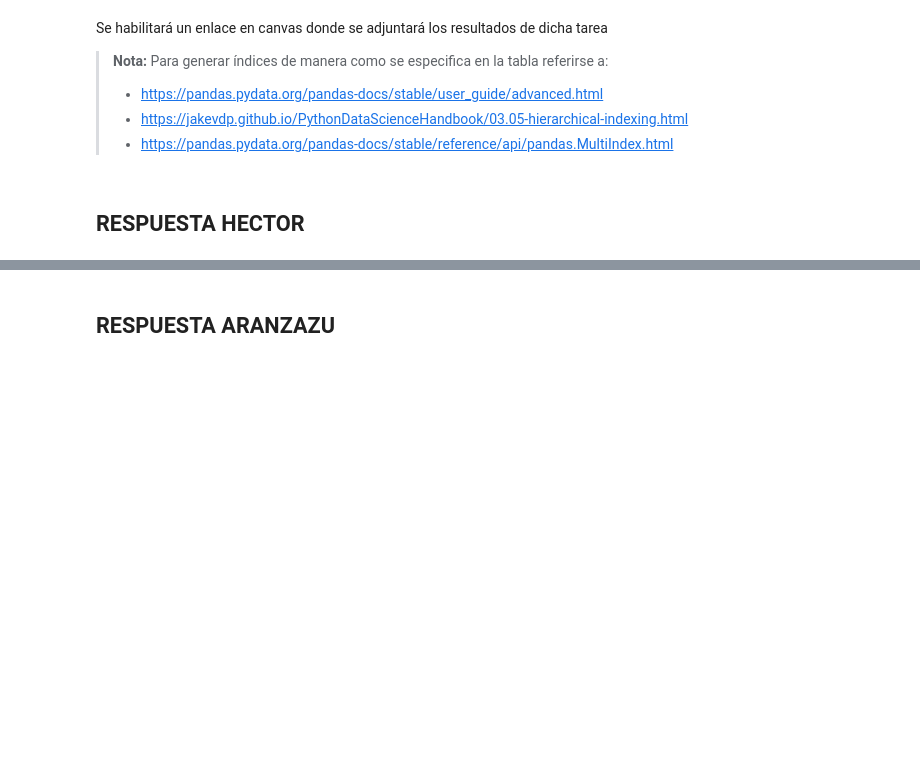
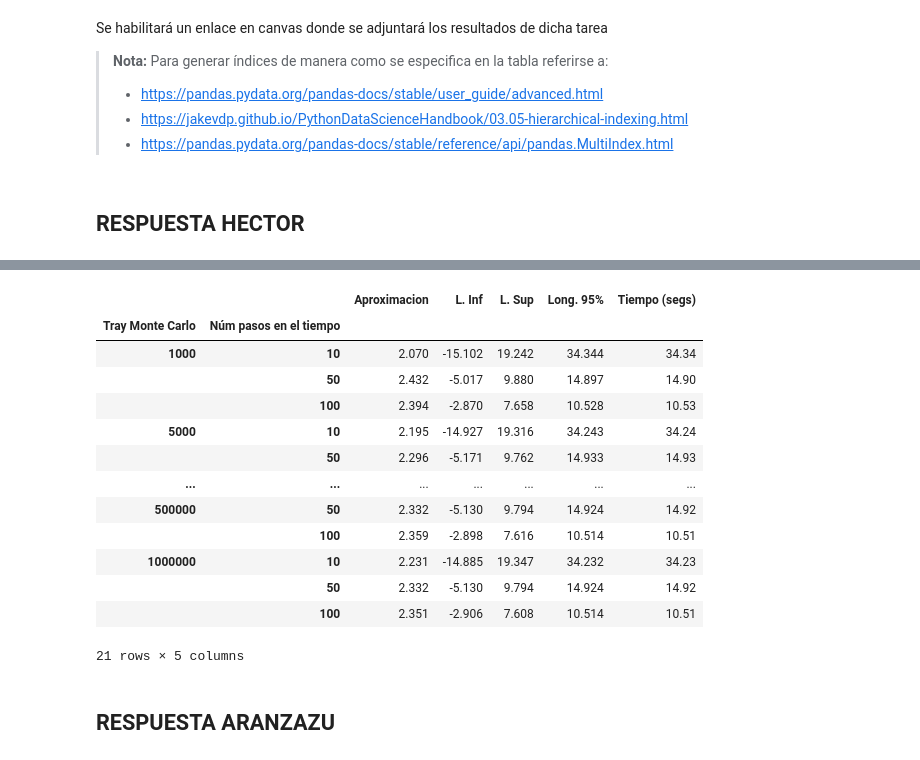
Before and after one commit to Aranzazu-R/Tarea9y10_HectorChavez_AranzazuRendon, a Jupyter notebook: Tarea10_simulación.ipynb, the cells around one changed output, grey strips where cells are left out. Saved outputs shown, nothing was run; the diff lists cells and outputs as text; code cells hidden in the pictures; blank space fills up the shorter version.

```diff
--- a/Tarea10_simulación.ipynb
+++ b/Tarea10_simulación.ipynb
@@ -35,2 +324,32 @@ Se habilitará un enlace en canvas donde se adjuntará los resultados de dicha t
+# %%
+indx = pd.MultiIndex(levels=[NbTraj,NbStep],codes = [[0,0,0,1,1,1,2,2,2,3,3,3,4,4,4,5,5,5,6,6,6],[0,1,2,0,1,2,0,1,2,0,1,2,0,1,2,0,1,2,0,1,2]])
+aprox_trap_put = np.array([M_trap_put[0][0][0],M_trap_put[0][1][0],M_trap_put[0][2][0],M_trap_put[1][0][0],M_trap_put[1][1][0],M_trap_put[1][2][0],M_trap_put[2][0][0],M_trap_put[2][1][0],M_trap_put[2][2][0],M_trap_put[3][0][0],M_trap_put[3][1][0],M_trap_put[3][2][0],M_trap_put[4][0][0],M_trap_put[4][1][0],M_trap_put[4][2][0],M_trap_put[5][0][0],M_trap_put[5][1][0],M_trap_put[5][2][0],M_trap_put[6][0][0],M_trap_put[6][1][0],M_trap_put[6][2][0]])
+Linf_trap_put= np.array([M_trap_put[0][0][1],M_trap_put[0][1][1],M_trap_put[0][2][1],M_trap_put[1][0][1],M_trap_put[1][1][1],M_trap_put[1][2][1],M_trap_put[2][0][1],M_trap_put[2][1][1],M_trap_put[2][2][1],M_trap_put[3][0][1],M_trap_put[3][1][1],M_trap_put[3][2][1],M_trap_put[4][0][1],M_trap_put[4][1][1],M_trap_put[4][2][1],M_trap_put[5][0][1],M_trap_put[5][1][1],M_trap_put[5][2][1],M_trap_put[6][0][1],M_trap_put[6][1][1],M_trap_put[6][2][1]])
+Lsup_trap_put = np.array([M_trap_put[0][0][2],M_trap_put[0][1][2],M_trap_put[0][2][2],M_trap_put[1][0][2],M_trap_put[1][1][2],M_trap_put[1][2][2],M_trap_put[2][0][2],M_trap_put[2][1][2],M_trap_put[2][2][2],M_trap_put[3][0][2],M_trap_put[3][1][2],M_trap_put[3][2][2],M_trap_put[4][0][2],M_trap_put[4][1][2],M_trap_put[4][2][2],M_trap_put[5][0][2],M_trap_put[5][1][2],M_trap_put[5][2][2],M_trap_put[6][0][2],M_trap_put[6][1][2],M_trap_put[6][2][2]])
+Ldiff_trap_put = np.array(Lsup_trap_put-Linf_trap_put)
+tiempos_trap_put = np.array([M_trap_put[0][0][3],M_trap_put[0][1][3],M_trap_put[0][2][3],M_trap_put[1][0][3],M_trap_put[1][1][3],M_trap_put[1][2][3],M_trap_put[2][0][3],M_trap_put[2][1][3],M_trap_put[2][2][3],M_trap_put[3][0][3],M_trap_put[3][1][3],M_trap_put[3][2][3],M_trap_put[4][0][3],M_trap_put[4][1][3],M_trap_put[4][2][3],M_trap_put[5][0][3],M_trap_put[5][1][3],M_trap_put[5][2][3],M_trap_put[6][0][3],M_trap_put[6][1][3],M_trap_put[6][2][3]])
+tabla_trap_put = pd.DataFrame(index=indx,columns=['Aproximacion','L. Inf','L. Sup','Long. 95%','Tiempo (segs)'])
+tabla_trap_put.index.names = (['Tray Monte Carlo','Núm pasos en el tiempo'])
+tabla_trap_put['Aproximacion'] = aprox_trap_put
+tabla_trap_put['L. Inf'] = Linf_trap_put
+tabla_trap_put['L. Sup'] = Lsup_trap_put
+tabla_trap_put['Long. 95%'] = Ldiff_trap_put
+tabla_trap_put['Tiempo (segs)'] = np.round(tiempos_trap_put,2)
+tabla_trap_put
+# %% [output]
+|  |  | Aproximacion | L. Inf | L. Sup | Long. 95% | Tiempo (segs) |
+| Tray Monte Carlo | Núm pasos en el tiempo |  |  |  |  |  |
+| 1000 | 10 | 2.070 | -15.102 | 19.242 | 34.344 | 34.34 |
+|  | 50 | 2.432 | -5.017 | 9.880 | 14.897 | 14.90 |
+|  | 100 | 2.394 | -2.870 | 7.658 | 10.528 | 10.53 |
+| 5000 | 10 | 2.195 | -14.927 | 19.316 | 34.243 | 34.24 |
+|  | 50 | 2.296 | -5.171 | 9.762 | 14.933 | 14.93 |
+| ... | ... | ... | ... | ... | ... | ... |
+| 500000 | 50 | 2.332 | -5.130 | 9.794 | 14.924 | 14.92 |
+|  | 100 | 2.359 | -2.898 | 7.616 | 10.514 | 10.51 |
+| 1000000 | 10 | 2.231 | -14.885 | 19.347 | 34.232 | 34.23 |
+|  | 50 | 2.332 | -5.130 | 9.794 | 14.924 | 14.92 |
+|  | 100 | 2.351 | -2.906 | 7.608 | 10.514 | 10.51 |
+21 rows × 5 columns
 # %% [markdown]
 ## RESPUESTA ARANZAZU
```
Also changed, not shown: parts of 12 cells of this notebook.
